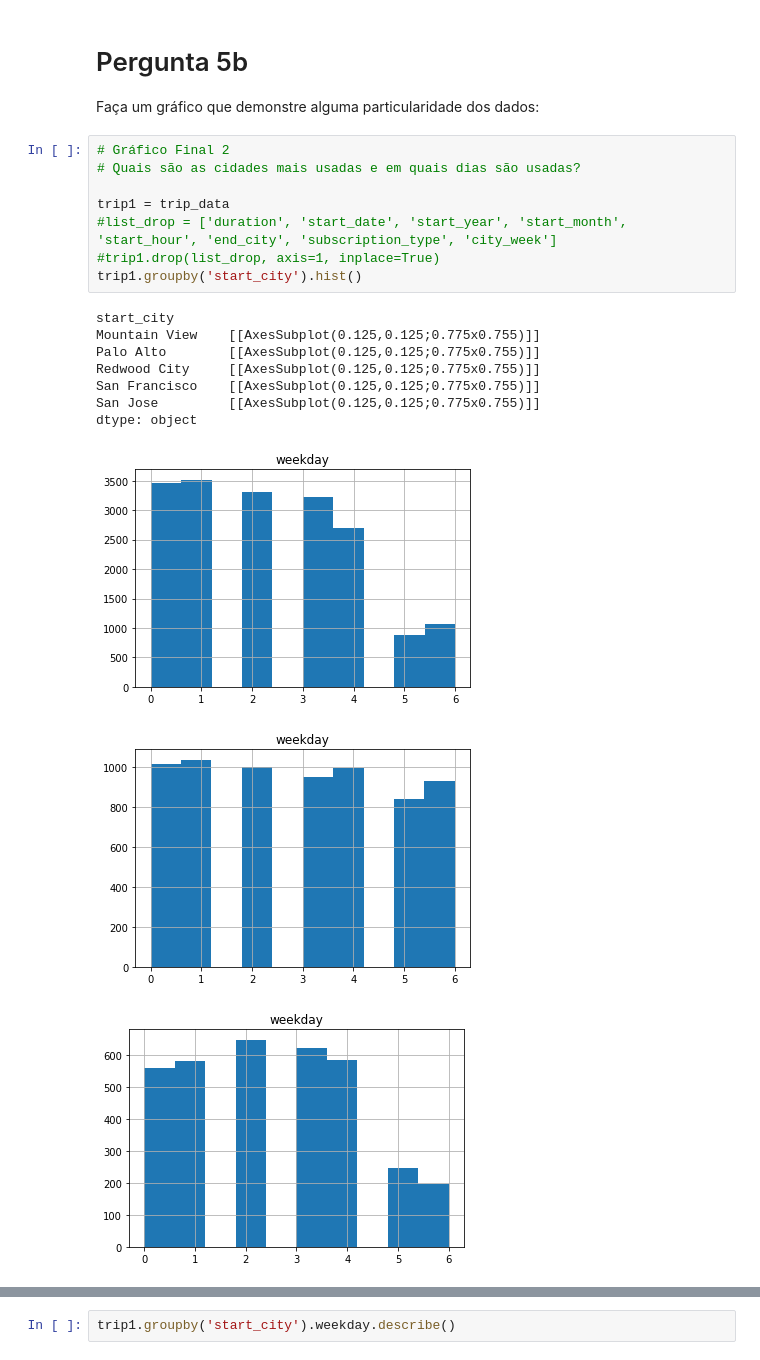
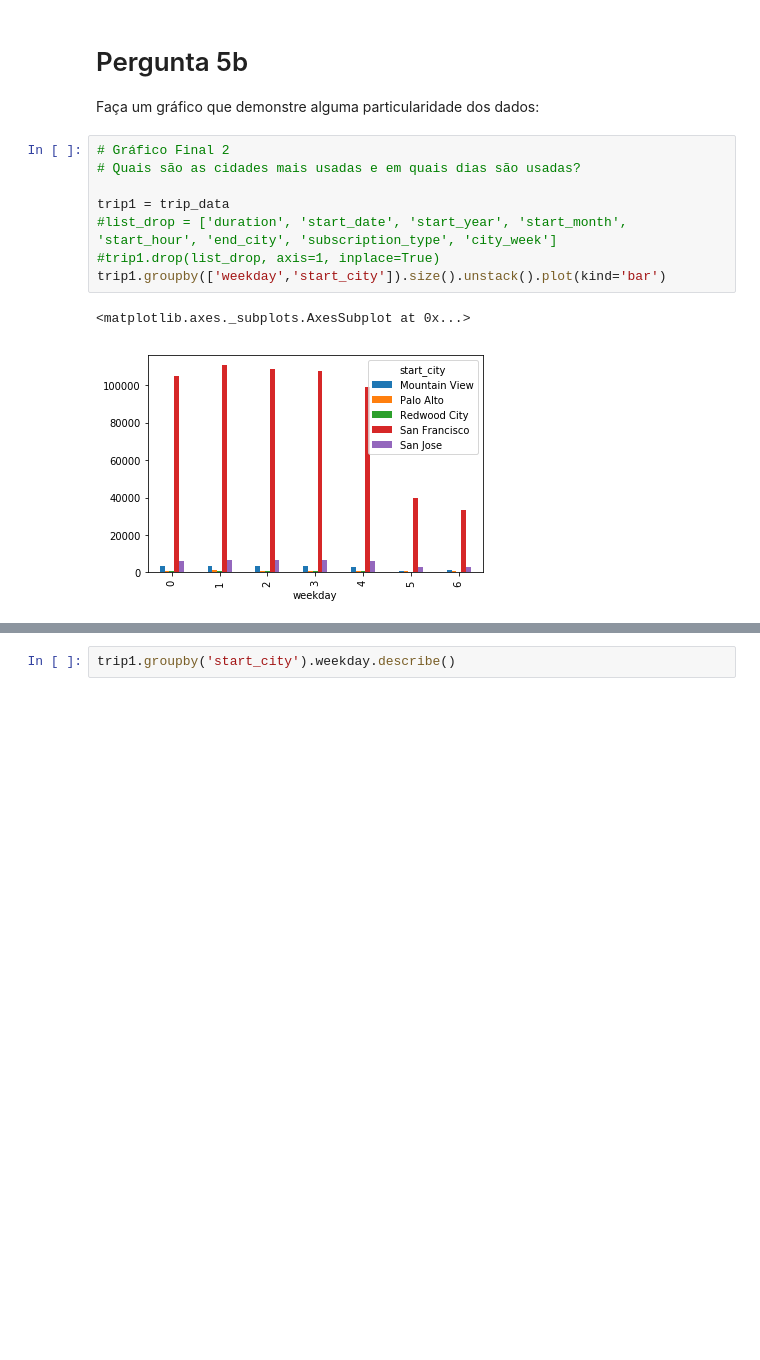
Before and after one commit to luisfcardoso/Udacity, a Jupyter notebook: Fundamentos de Data Science 1/Projeto/Analise_Bay_Area_Bike_Share-NDFDSI.ipynb, the cells around one changed output, grey strips where cells are left out. Saved outputs shown, nothing was run; the diff lists cells and outputs as text; blank space fills up the shorter version.

```diff
--- a/Fundamentos de Data Science 1/Projeto/Analise_Bay_Area_Bike_Share-NDFDSI.ipynb
+++ b/Fundamentos de Data Science 1/Projeto/Analise_Bay_Area_Bike_Share-NDFDSI.ipynb
@@ -504,19 +563,11 @@ Faça um gráfico que demonstre alguma particularidade dos dados:
 # %%
 # Gráfico Final 2
 # Quais são as cidades mais usadas e em quais dias são usadas?
 
 trip1 = trip_data
 #list_drop = ['duration', 'start_date', 'start_year', 'start_month', 'start_hour', 'end_city', 'subscription_type', 'city_week']
 #trip1.drop(list_drop, axis=1, inplace=True)
-trip1.groupby('start_city').hist()
+trip1.groupby(['weekday','start_city']).size().unstack().plot(kind='bar')
 # %% [output]
-start_city
-Mountain View    [[AxesSubplot(0.125,0.125;0.775x0.755)]]
-Palo Alto        [[AxesSubplot(0.125,0.125;0.775x0.755)]]
-Redwood City     [[AxesSubplot(0.125,0.125;0.775x0.755)]]
-San Francisco    [[AxesSubplot(0.125,0.125;0.775x0.755)]]
-San Jose         [[AxesSubplot(0.125,0.125;0.775x0.755)]]
-dtype: object
+<matplotlib.axes._subplots.AxesSubplot at 0x...>
-[figure, old version]
+[figure, new version]
-[figure, removed]
-[figure, removed]
```
Also changed, not shown: parts of 10 cells of this notebook.
